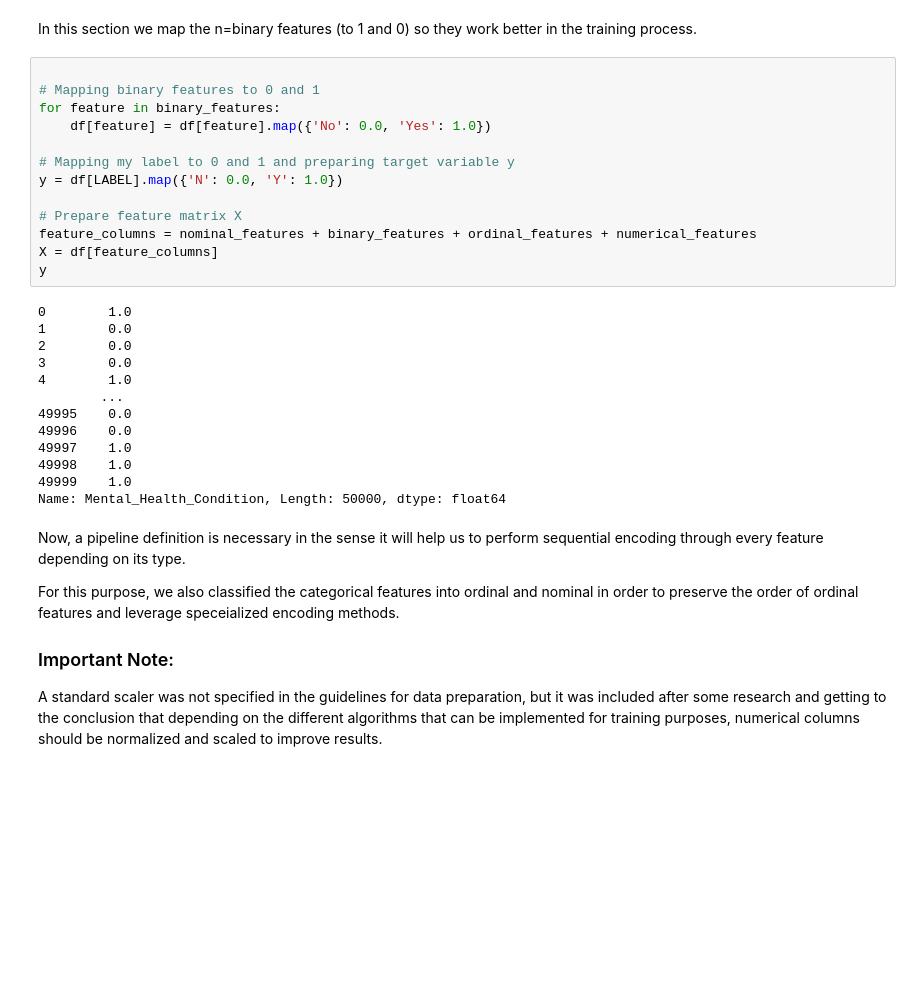
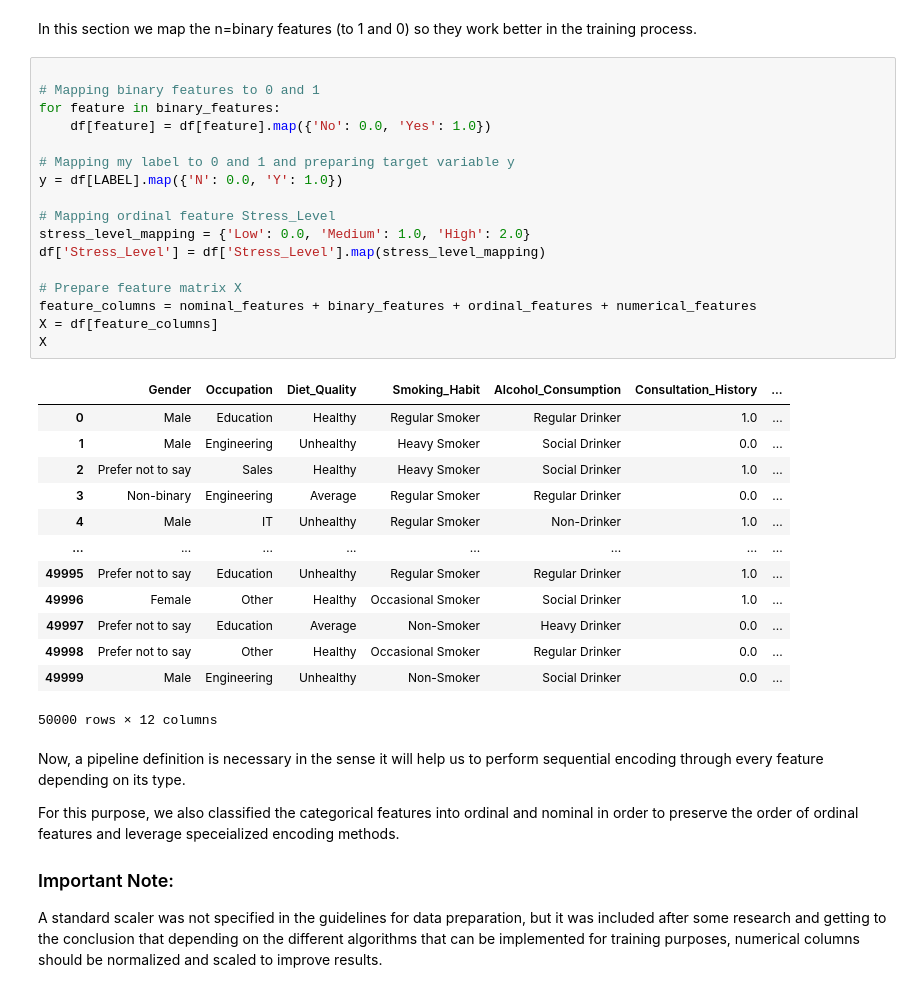
Before and after one commit to DanielMelo46/Machine_Learning-_Term_Project, a Jupyter notebook: Term Project/project.ipynb, the cells around one changed output. Saved outputs shown, nothing was run; the diff lists cells and outputs as text; blank space fills up the shorter version.

```diff
--- a/Term Project/project.ipynb
+++ b/Term Project/project.ipynb
@@ -418,29 +416,34 @@ In this section we map the n=binary features (to 1 and 0) so they work better in
 # %%
 
 # Mapping binary features to 0 and 1
 for feature in binary_features:
     df[feature] = df[feature].map({'No': 0.0, 'Yes': 1.0})
 
 # Mapping my label to 0 and 1 and preparing target variable y
 y = df[LABEL].map({'N': 0.0, 'Y': 1.0})
 
+# Mapping ordinal feature Stress_Level
+stress_level_mapping = {'Low': 0.0, 'Medium': 1.0, 'High': 2.0}
+df['Stress_Level'] = df['Stress_Level'].map(stress_level_mapping)
+
 # Prepare feature matrix X
 feature_columns = nominal_features + binary_features + ordinal_features + numerical_features
 X = df[feature_columns]
-y
+X
 # %% [output]
+|  | Gender | Occupation | Diet_Quality | Smoking_Habit | Alcohol_Consumption | Consultation_History | ... |
+| 0 | Male | Education | Healthy | Regular Smoker | Regular Drinker | 1.0 | ... |
+| 1 | Male | Engineering | Unhealthy | Heavy Smoker | Social Drinker | 0.0 | ... |
+| 2 | Prefer not to say | Sales | Healthy | Heavy Smoker | Social Drinker | 1.0 | ... |
+| 3 | Non-binary | Engineering | Average | Regular Smoker | Regular Drinker | 0.0 | ... |
+| 4 | Male | IT | Unhealthy | Regular Smoker | Non-Drinker | 1.0 | ... |
+| ... | ... | ... | ... | ... | ... | ... | ... |
+| 49995 | Prefer not to say | Education | Unhealthy | Regular Smoker | Regular Drinker | 1.0 | ... |
+| 49996 | Female | Other | Healthy | Occasional Smoker | Social Drinker | 1.0 | ... |
+| 49997 | Prefer not to say | Education | Average | Non-Smoker | Heavy Drinker | 0.0 | ... |
+| 49998 | Prefer not to say | Other | Healthy | Occasional Smoker | Regular Drinker | 0.0 | ... |
+| 49999 | Male | Engineering | Unhealthy | Non-Smoker | Social Drinker | 0.0 | ... |
-0        1.0
-1        0.0
-2        0.0
-3        0.0
-4        1.0
-        ...
-49995    0.0
-49996    0.0
-49997    1.0
-49998    1.0
-49999    1.0
-Name: Mental_Health_Condition, Length: 50000, dtype: float64
+50000 rows × 12 columns
 # %% [markdown]
 Now, a pipeline definition is necessary in the sense it will help us to perform sequential encoding through every feature depending on its type.
 
```
Also changed, not shown: parts of 11 cells of this notebook.
